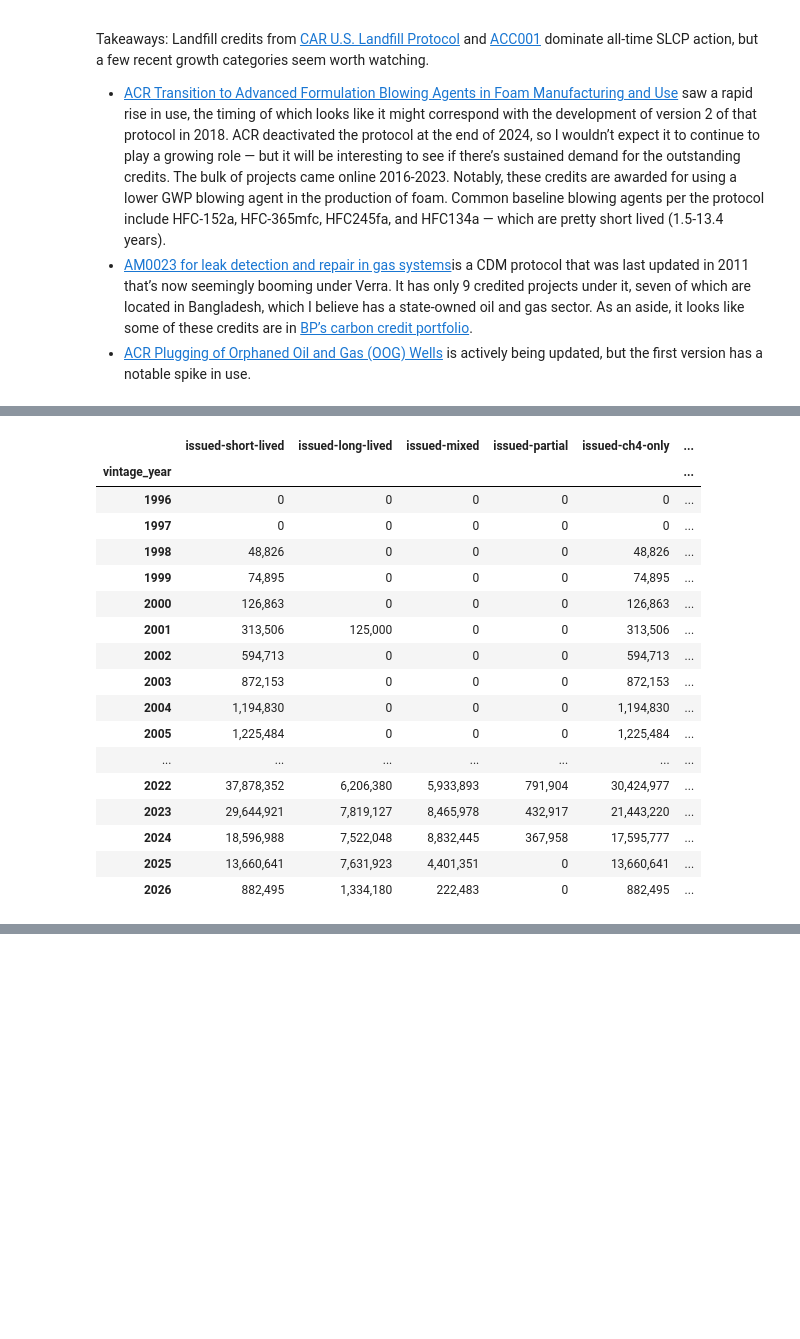
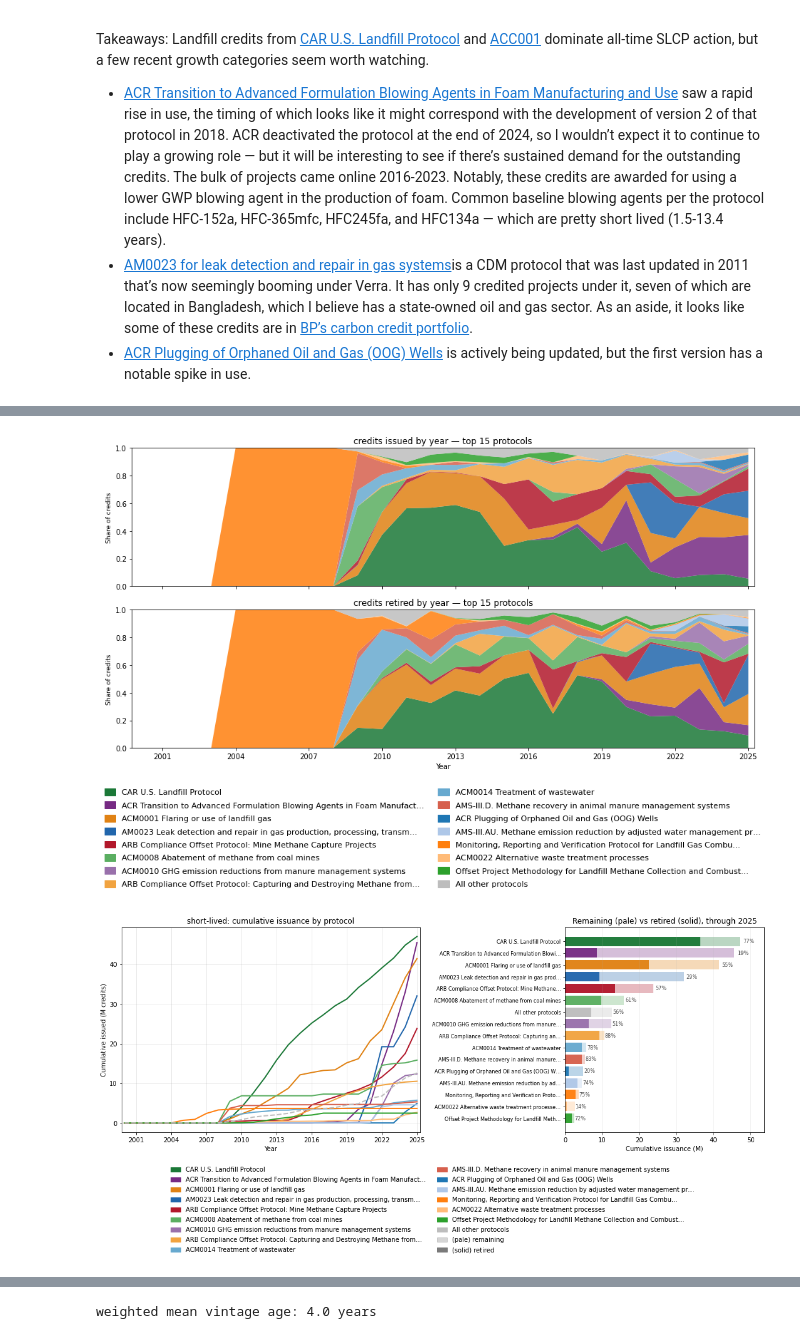
Before and after one commit to carbonplan/slcp-offsetting, a Jupyter notebook: notebooks/04-vcm-slcp-analysis.ipynb, the cells around one changed output, grey strips where cells are left out. Drawn from its saved outputs; the diff is of its cells as text; code cells hidden in the pictures; blank space fills up the shorter version.

```diff
--- a/notebooks/04-vcm-slcp-analysis.ipynb
+++ b/notebooks/04-vcm-slcp-analysis.ipynb
@@ -21,7 +21,7 @@ This notebook uses the Berkeley Carbon Trading Project's **Voluntary Registry Of
 # %% [markdown]
 ## Load VCM data
 # %%
-vcm_df = pd.read_excel('../Voluntary-Registry-Offsets-Database--v2026-06.xlsx', sheet_name='PROJECTS', skiprows=3)
+vcm_df = pd.read_excel('../timeseries-data/input-data/Voluntary-Registry-Offsets-Database--v2026-06.xlsx', sheet_name='PROJECTS', skiprows=3)
 # %%
 rename = {
     'Project ID': 'project_id',
@@ -201,7 +201,7 @@ unique_protocols
 # %% [markdown]
 We classify these protocols manually to identify (1) if they do indeed credit SLCP or superpollutant reductions, (2) which gas reductions are credited, and (3) whether that categorically corresponds to the destruction of a short-lived, long-lived, or mixed set of gases. That work was done in a google sheet for ease: https://docs.google.com/spreadsheets/d/1MRgh3B-uhsgnHvQKmU3sG3yYusc1-06gAic6TnhzB70/edit?gid=0#gid=0. We can read in the classification from a csv.
 # %%
-superpollutant_protocols = pd.read_csv('../vcm_protocol_classification.csv')
+superpollutant_protocols = pd.read_csv('../timeseries-data/input-data/vcm_protocol_classification.csv')
 superpollutant_protocols
 # %% [output]
 |  | protocol_name | url | program | gases_inferred | slcp_class | notes |
@@ -669,7 +669,7 @@ Takeaways: Landfill credits from [CAR U.S. Landfill Protocol](https://climateact
 - [AM0023 for leak detection and repair in gas systems](https://cdm.unfccc.int/methodologies/DB/PZN9ZCTGF3KHFH0W21NY0NYL6X5CIR)is a CDM protocol that was last updated in 2011 that’s now seemingly booming under Verra. It has only 9 credited projects under it, seven of which are located in Bangladesh, which I believe has a state-owned oil and gas sector. As an aside, it looks like some of these credits are in [BP’s carbon credit portfolio](https://www.bp.com/en_gb/carbon-connect/home/our-carbon-credit-portfolio/our-current-portfolio/titas-gas-methane-leak-reduction.html).
 - [ACR Plugging of Orphaned Oil and Gas (OOG) Wells](https://acrcarbon.org/methodology/plugging-orphaned-oil-and-gas-wells-2/) is actively being updated, but the first version has a notable spike in use.
 # %%
-SL = vcm_df[vcm_df['slcp_project_class'] == 'short-lived']
-YEAR_START = 2000
-YEAR_END = 2025
-TOP_N = 10
+sl = vcm_df[vcm_df['slcp_project_class'] == 'short-lived']
+year_start = 2000
+year_end = 2025
+top_n = 15
@@ -795,55 +676,7 @@ For the purposes of FaIR analysis, we'd like to export timeseries data approxima
-# %%
-EXPORT_YEARS = list(range(1996, 2027))      # 2026 partial in v2026-06 of Berkeley database
-CLASSES = ['short-lived', 'long-lived', 'mixed', 'partial', 'ch4-only']
-GROUPS = CLASSES + ['ch4-only']
-METRICS = {'issued':    'issued_vintage_{}',
-           'retired':   'retired_vintage_{}',
-           'remaining': 'remaining_vintage_{}'}
-
-OUT_PATH = '../timeseries-data/output-data/vcm_vintage_timeseries.csv'
-
-
-def _is_ch4_only(g):
-    return isinstance(g, (list, tuple)) and len(g) > 0 and set(g) == {'CH4'}
-
-vcm_df['is_ch4_only'] = (vcm_df['gases'].apply(_is_ch4_only) & (vcm_df['slcp_project_class'] == 'short-lived'))
-
-out = pd.DataFrame(index=pd.Index(EXPORT_YEARS, name='vintage_year'))
-
-for metric, pattern in METRICS.items():
-    cols = [pattern.format(y) for y in EXPORT_YEARS]
-    by_class = (vcm_df.groupby('slcp_project_class')[cols].sum()
-                      .reindex(CLASSES).fillna(0).T)
-    by_class.index = EXPORT_YEARS
-    for cls in CLASSES:
-        out[f'{metric}-{cls}'] = by_class[cls]
-    out[f'{metric}-all-superpollutant'] = by_class.sum(axis=1)
-    out[f'{metric}-ch4-only'] = vcm_df.loc[vcm_df['is_ch4_only'], cols].sum().to_numpy()
-
-# integrity checks
-for g in GROUPS:
-    assert np.allclose(out[f'issued-{g}'],
-                       out[f'retired-{g}'] + out[f'remaining-{g}'], rtol=1e-6), \
-        f'{g}: issued != retired + remaining'
-
-out.to_csv(OUT_PATH)
-out
-# %% [output]
-|  | issued-short-lived | issued-long-lived | issued-mixed | issued-partial | issued-ch4-only | ... |
-| vintage_year |  |  |  |  |  | ... |
-| 1996 | 0 | 0 | 0 | 0 | 0 | ... |
-| 1997 | 0 | 0 | 0 | 0 | 0 | ... |
-| 1998 | 48,826 | 0 | 0 | 0 | 48,826 | ... |
-| 1999 | 74,895 | 0 | 0 | 0 | 74,895 | ... |
-| 2000 | 126,863 | 0 | 0 | 0 | 126,863 | ... |
-| 2001 | 313,506 | 125,000 | 0 | 0 | 313,506 | ... |
-| 2002 | 594,713 | 0 | 0 | 0 | 594,713 | ... |
-| 2003 | 872,153 | 0 | 0 | 0 | 872,153 | ... |
-| 2004 | 1,194,830 | 0 | 0 | 0 | 1,194,830 | ... |
-| 2005 | 1,225,484 | 0 | 0 | 0 | 1,225,484 | ... |
-| ... | ... | ... | ... | ... | ... | ... |
-| 2022 | 37,878,352 | 6,206,380 | 5,933,893 | 791,904 | 30,424,977 | ... |
-| 2023 | 29,644,921 | 7,819,127 | 8,465,978 | 432,917 | 21,443,220 | ... |
-| 2024 | 18,596,988 | 7,522,048 | 8,832,445 | 367,958 | 17,595,777 | ... |
-| 2025 | 13,660,641 | 7,631,923 | 4,401,351 | 0 | 13,660,641 | ... |
-| 2026 | 882,495 | 1,334,180 | 222,483 | 0 | 882,495 | ... |
+# %%
+named, colors, ts = stacked_shares(sl, year_start, year_end, top_n, class_label='short-lived')
+cum_snapshot(sl, year_start, year_end, top_n, class_label='short-lived', colors=colors)
+outstanding_credits(sl, year_start, year_end, named=named, colors=colors, class_label='short-lived')
+# %% [output]
+[figure, added]
+[figure, added]
@@ -849,0 +684 @@ out
+weighted mean vintage age: 4.0 years
```
Also changed, not shown: parts of 31 cells of this notebook, 1 other file.
